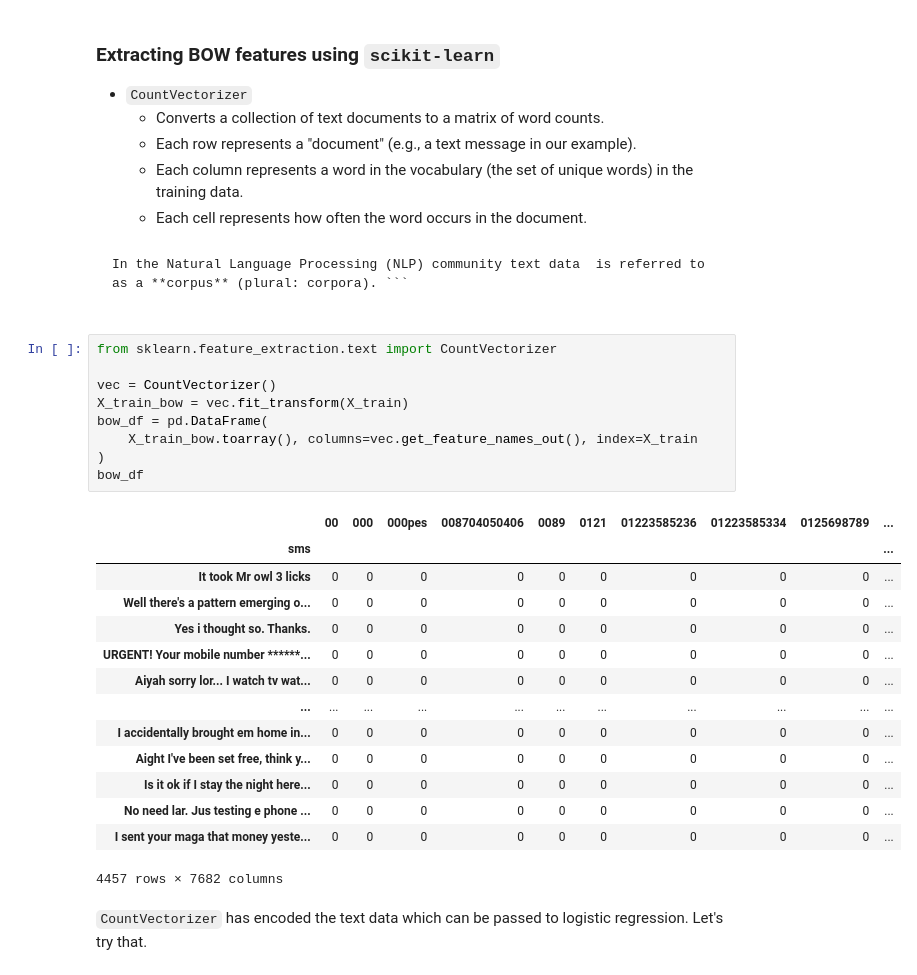
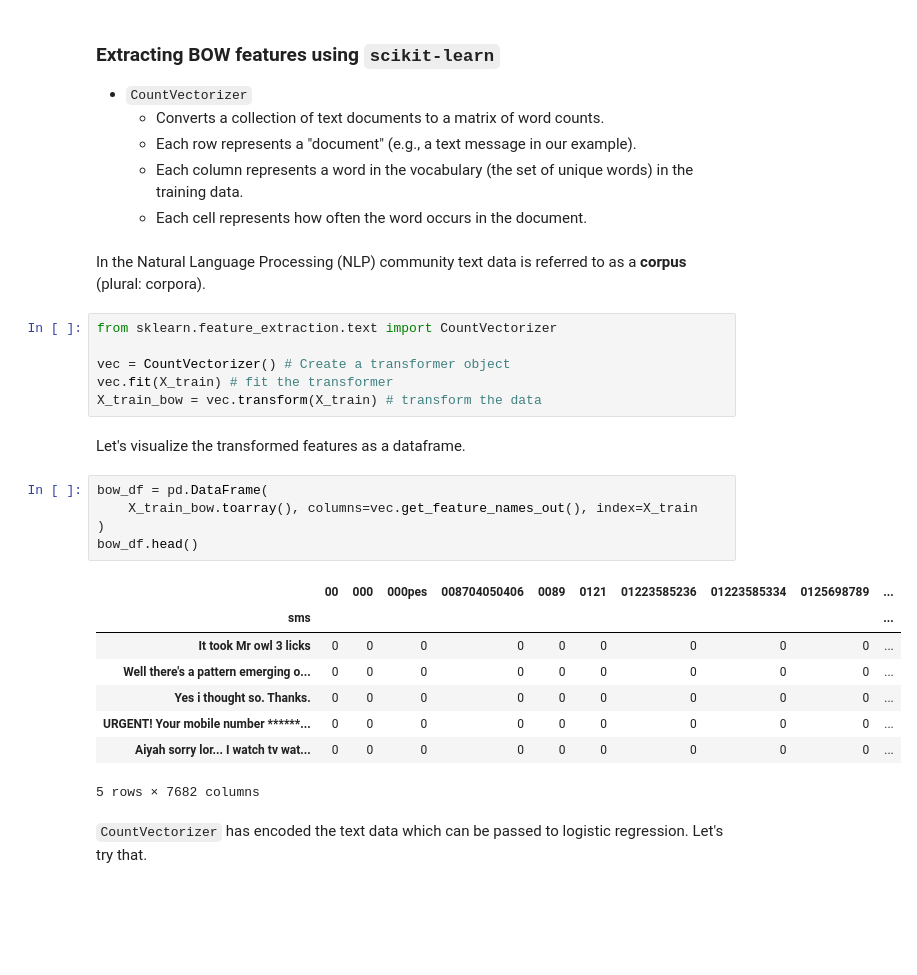
Before and after one commit to UBC-MDS/intro-to-ml-workshop, a Jupyter notebook: modules/03_preprocessing-pipelines.ipynb, the cells around one changed output. Cells and saved outputs as stored; diff of their text form; blank space fills up the shorter version.

````diff
--- a/modules/03_preprocessing-pipelines.ipynb
+++ b/modules/03_preprocessing-pipelines.ipynb
@@ -207,32 +207,29 @@ lr = LogisticRegression()
     - Each column represents a word in the vocabulary (the set of unique words) in the training data.
     - Each cell represents how often the word occurs in the document.
 # %% [markdown]
-```{note}
-In the Natural Language Processing (NLP) community text data  is referred to as a **corpus** (plural: corpora). ```
+In the Natural Language Processing (NLP) community text data  is referred to as a **corpus** (plural: corpora).
+# %%
+from sklearn.feature_extraction.text import CountVectorizer
+
+vec = CountVectorizer() # Create a transformer object
+vec.fit(X_train) # fit the transformer
+X_train_bow = vec.transform(X_train) # transform the data
+# %% [markdown]
+Let's visualize the transformed features as a dataframe.
 # %%
-from sklearn.feature_extraction.text import CountVectorizer
-
-vec = CountVectorizer()
-X_train_bow = vec.fit_transform(X_train)
 bow_df = pd.DataFrame(
     X_train_bow.toarray(), columns=vec.get_feature_names_out(), index=X_train
 )
-bow_df
+bow_df.head()
 # %% [output]
 |  | 00 | 000 | 000pes | 008704050406 | 0089 | 0121 | 01223585236 | 01223585334 | 0125698789 | ... |
 | sms |  |  |  |  |  |  |  |  |  | ... |
 | It took Mr owl 3 licks | 0 | 0 | 0 | 0 | 0 | 0 | 0 | 0 | 0 | ... |
 | Well there's a pattern emerging o... | 0 | 0 | 0 | 0 | 0 | 0 | 0 | 0 | 0 | ... |
 | Yes i thought so. Thanks. | 0 | 0 | 0 | 0 | 0 | 0 | 0 | 0 | 0 | ... |
 | URGENT! Your mobile number ******... | 0 | 0 | 0 | 0 | 0 | 0 | 0 | 0 | 0 | ... |
 | Aiyah sorry lor... I watch tv wat... | 0 | 0 | 0 | 0 | 0 | 0 | 0 | 0 | 0 | ... |
-| ... | ... | ... | ... | ... | ... | ... | ... | ... | ... | ... |
-| I accidentally brought em home in... | 0 | 0 | 0 | 0 | 0 | 0 | 0 | 0 | 0 | ... |
-| Aight I've been set free, think y... | 0 | 0 | 0 | 0 | 0 | 0 | 0 | 0 | 0 | ... |
-| Is it ok if I stay the night here... | 0 | 0 | 0 | 0 | 0 | 0 | 0 | 0 | 0 | ... |
-| No need lar. Jus testing e phone ... | 0 | 0 | 0 | 0 | 0 | 0 | 0 | 0 | 0 | ... |
-| I sent your maga that money yeste... | 0 | 0 | 0 | 0 | 0 | 0 | 0 | 0 | 0 | ... |
-4457 rows × 7682 columns
+5 rows × 7682 columns
 # %% [markdown]
 `CountVectorizer` has encoded the text data which can be passed to logistic regression. Let's try that.
 # %%
````
Also changed, not shown: parts of 25 cells of this notebook.
